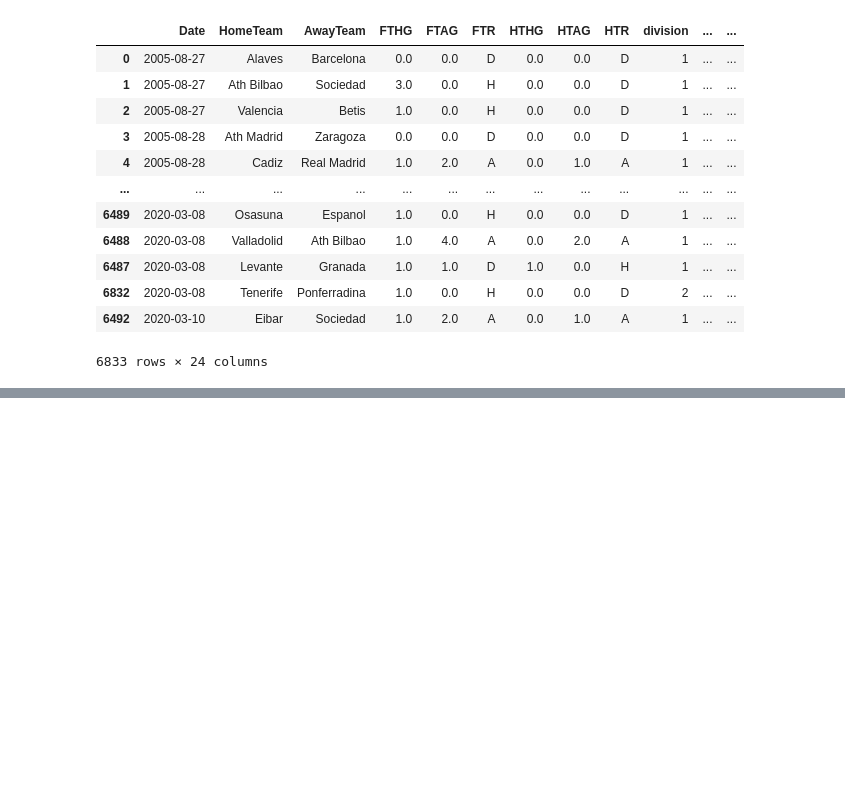
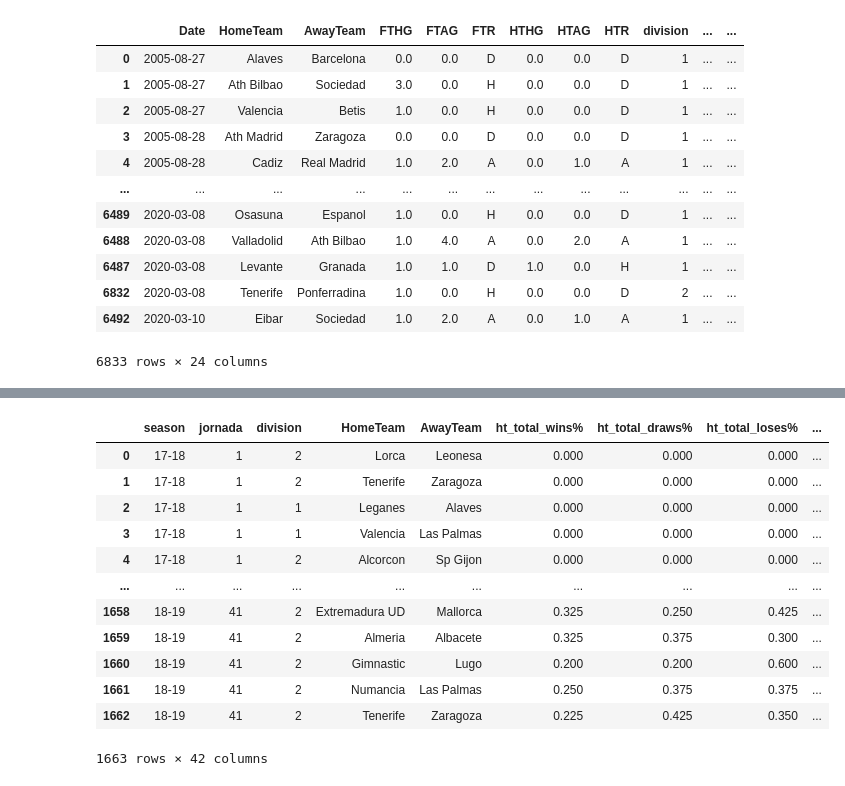
Before and after one commit to STLorenzo/La_Liga_data_project, a Jupyter notebook: src/la_liga_data_preprocessing.ipynb, the cells around one changed output, grey strips where cells are left out. Saved outputs shown, nothing was run; the diff lists cells and outputs as text; code cells hidden in the pictures; blank space fills up the shorter version.

```diff
--- a/src/la_liga_data_preprocessing.ipynb
+++ b/src/la_liga_data_preprocessing.ipynb
@@ -173,0 +101,17 @@ Name: result, dtype: int64
+# %%
+test = pd.read_csv(data_folder / test_filename)
+test
+# %% [output]
+|  | season | jornada | division | HomeTeam | AwayTeam | ht_total_wins% | ht_total_draws% | ht_total_loses% | ... |
+| 0 | 17-18 | 1 | 2 | Lorca | Leonesa | 0.000 | 0.000 | 0.000 | ... |
+| 1 | 17-18 | 1 | 2 | Tenerife | Zaragoza | 0.000 | 0.000 | 0.000 | ... |
+| 2 | 17-18 | 1 | 1 | Leganes | Alaves | 0.000 | 0.000 | 0.000 | ... |
+| 3 | 17-18 | 1 | 1 | Valencia | Las Palmas | 0.000 | 0.000 | 0.000 | ... |
+| 4 | 17-18 | 1 | 2 | Alcorcon | Sp Gijon | 0.000 | 0.000 | 0.000 | ... |
+| ... | ... | ... | ... | ... | ... | ... | ... | ... | ... |
+| 1658 | 18-19 | 41 | 2 | Extremadura UD | Mallorca | 0.325 | 0.250 | 0.425 | ... |
+| 1659 | 18-19 | 41 | 2 | Almeria | Albacete | 0.325 | 0.375 | 0.300 | ... |
+| 1660 | 18-19 | 41 | 2 | Gimnastic | Lugo | 0.200 | 0.200 | 0.600 | ... |
+| 1661 | 18-19 | 41 | 2 | Numancia | Las Palmas | 0.250 | 0.375 | 0.375 | ... |
+| 1662 | 18-19 | 41 | 2 | Tenerife | Zaragoza | 0.225 | 0.425 | 0.350 | ... |
+1663 rows × 42 columns
```
Also changed, not shown: parts of 12 cells of this notebook, 3 other files.
